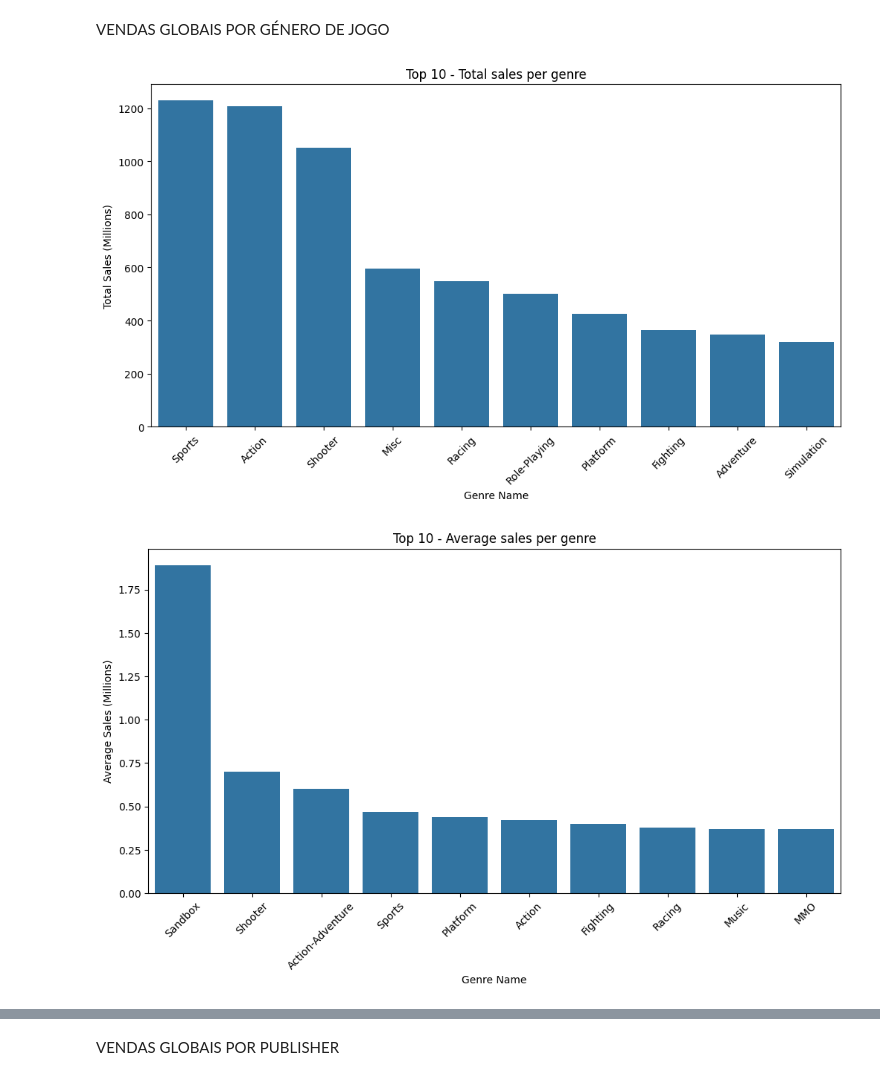
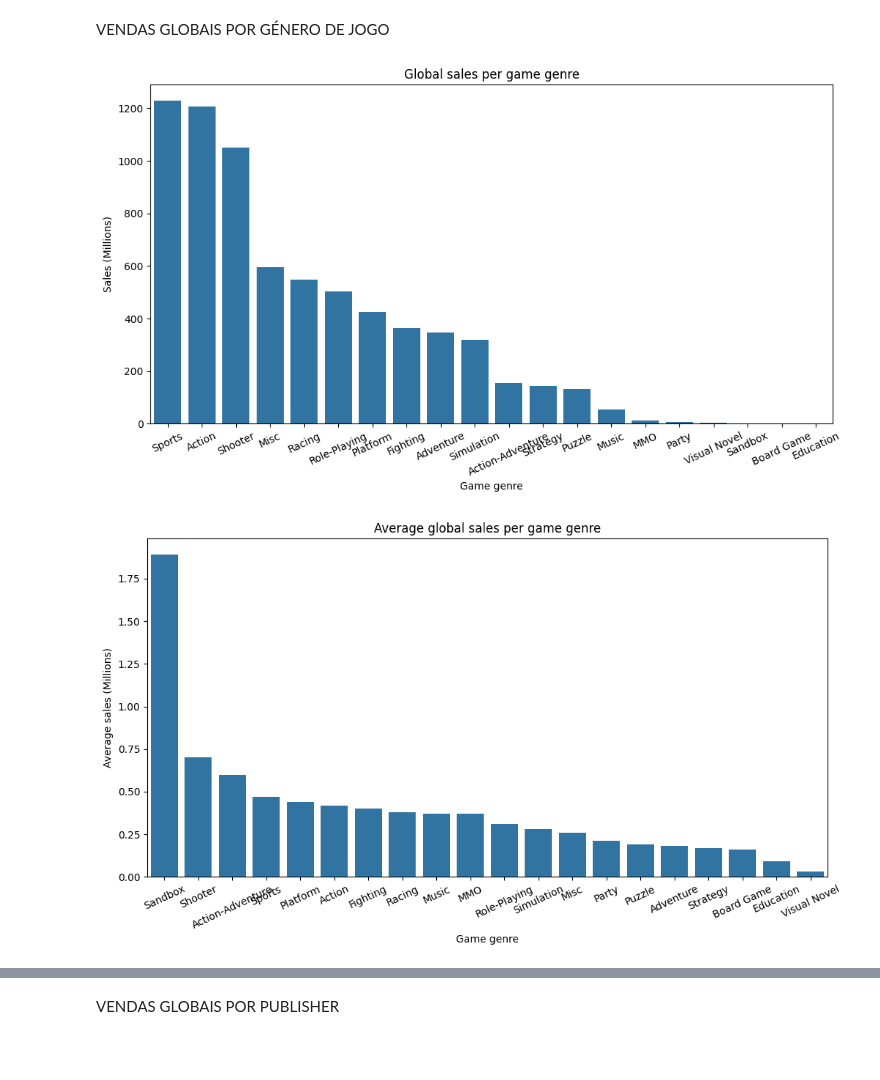
Before and after one commit to matheustristao/ppl_2425_group10, a Jupyter notebook: project_final.ipynb, the cells around one changed output, grey strips where cells are left out. Saved outputs shown, nothing was run; the diff lists cells and outputs as text; code cells hidden in the pictures; blank space fills up the shorter version.

```diff
--- a/project_final.ipynb
+++ b/project_final.ipynb
@@ -24,14 +24,14 @@ import seaborn as sns
 csvFile = 'vgsales-12-4-2019.csv'
 
 ## Variaveis a adicionar ao ficheiro de exportação
-excelFileName = 'ficheiro.xlsx'
+excelFileName = 'Games_Sales_Analysis.xlsx'
 tab1name = 'Filtered Data'
 tab2name = 'Global Sales - Platform'
 tab3name = 'Global Sales - Genre'
 tab4name = 'Global Sales - Publisher'
 tab5name = 'Sales per Region - Platform'
 tab6name = 'Sales per Region - Genre'
-
+tab7name = 'Sales per Region - Publisher'
 
 # Configuração Pandas CSV
 encodingName = 'utf8'
@@ -46,10 +46,10 @@ list_columns_delete_lines_ifnull = ['Publisher','Platform','Publisher','Develope
 list_columns_fill_nulls = ['NA_Sales', 'PAL_Sales', 'JP_Sales', 'Other_Sales']
 
 # Definições gráficas
-top_10_sum_platform = 'top_10_sum_platform.png'
-top_10_average_platform = 'top_10_average_platform.png'
-top_10_sum_genre = 'top_10_sum_genre.png'
-top_10_average_genre = 'top_10_average_genre.png'
+top_20_sum_platform = 'top_20_sum_platform.png'
+top_20_average_platform = 'top_20_average_platform.png'
+sum_genre = 'sum_genre.png'
+average_genre = 'average_genre.png'
 percentage_genre = 'percentage_genre.png'
 top_10_sum_publisher = 'top_10_sum_publisher.png'
 top_10_average_publisher = 'top_10_average_publisher.png'
@@ -216,14 +197,14 @@ def plot_trends_bar(df, x_column, y_column, title_name, xlabel_name, ylabel_name
     plt.title(title_name)
     plt.xlabel(xlabel_name)
     plt.ylabel(ylabel_name)
-    plt.xticks(rotation=45)
+    plt.xticks(rotation=25)
 
     # Condição se há legenda
     if show_legend and legend_name is not None:
         plt.legend(title=legend_name)
 
     # Grava com um nome e mostra
-    plt.savefig(image_name)
+    plt.savefig(image_name, bbox_inches='tight', dpi=300)
     plt.show()
 # %%
 # Função com a configuração para plot de um piechart
@@ -232,18 +213,21 @@ def plot_pie_chart(df, labels_column, values_column, title_name, show_legend=Fal
     # Define o tamanho da área de plot
     plt.figure(figsize=plotsize)
 
+    # Gere cores distintas
+    colors = plt.cm.tab20.colors
+
     # Cria o gráfico circular
-    plt.pie(df[values_column], labels=df[labels_column], autopct='%1.1f%%', startangle=140)
+    wedges = plt.pie(df[values_column], labels=None, autopct='%1.1f%%', startangle=140, colors=colors[:len(df[labels_column])])[0]
 
     # Titulo
     plt.title(title_name)
 
     # Condição se há legenda
     if show_legend and legend_name is not None:
-        plt.legend(title=legend_name)
+        plt.legend(wedges, df[labels_column], title=legend_name, loc='center left', bbox_to_anchor=(1, 0.5))
 
     # Grava com um nome e mostra
-    plt.savefig(image_name)
+    plt.savefig(image_name, bbox_inches='tight', dpi=300)
     plt.show()
 # %% [markdown]
 # Tarefa 1: Extração de dados
@@ -290,19 +278,19 @@ VENDAS GLOBAIS POR GÉNERO DE JOGO
 # %%
 # Total de vendas por género
 sum_global_by_genre = sum_column_by_group(file, 'Global_Sales', 'Genre', sum_column_name='Total_Sales_M')
 
 # Média de vendas por género
 mean_global_by_genre = mean_column_by_group(file, 'Global_Sales', 'Genre', avg_column_name='Average_Sales_M')
 
 # Percentagem de vendas por Género
 percentage_by_genre = percentage_by_group(file,'Global_Sales','Genre',per_column_name ='Percentage')
 
 # Gráficos para top 10 vendas e top 10 média por género
-plot_trends_bar(sum_global_by_genre.head(10), 'Genre', 'Total_Sales_M', 'Top 10 - Total sales per genre', \
-                'Genre Name', 'Total Sales (Millions)',image_name=top_10_sum_genre)
-plot_trends_bar(mean_global_by_genre.head(10), 'Genre', 'Average_Sales_M', 'Top 10 - Average sales per genre', \
-                'Genre Name', 'Average Sales (Millions)',image_name=top_10_average_genre)
-plot_pie_chart(percentage_by_genre, 'Genre', 'Percentage', 'Percentage of total sales per genre',image_name=percentage_genre)
+plot_trends_bar(sum_global_by_genre, 'Genre', 'Total_Sales_M', 'Global sales per game genre', \
+                'Game genre', 'Sales (Millions)',image_name=sum_genre)
+plot_trends_bar(mean_global_by_genre, 'Genre', 'Average_Sales_M', 'Average global sales per game genre', \
+                'Game genre', 'Average sales (Millions)',image_name=average_genre)
+plot_pie_chart(percentage_by_genre, 'Genre', 'Percentage', 'Percentage of total sales per game genre',show_legend=True,legend_name='Genre',image_name=percentage_genre)
 # %% [output]
-[figure, old version]
+[figure, new version]
-[figure, old version]
+[figure, new version]
```
Also changed, not shown: parts of 15 cells of this notebook, 20 other files.
